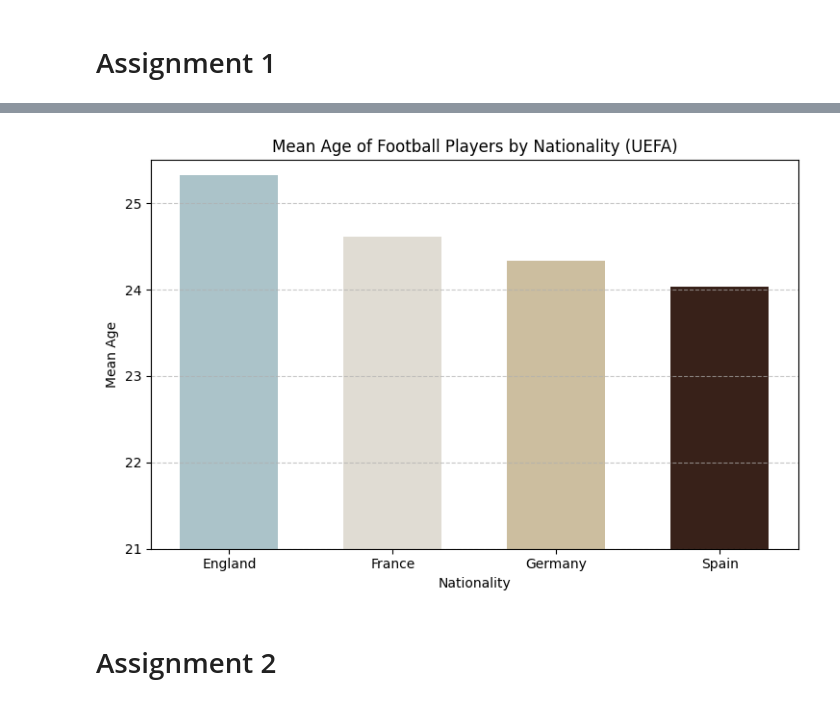
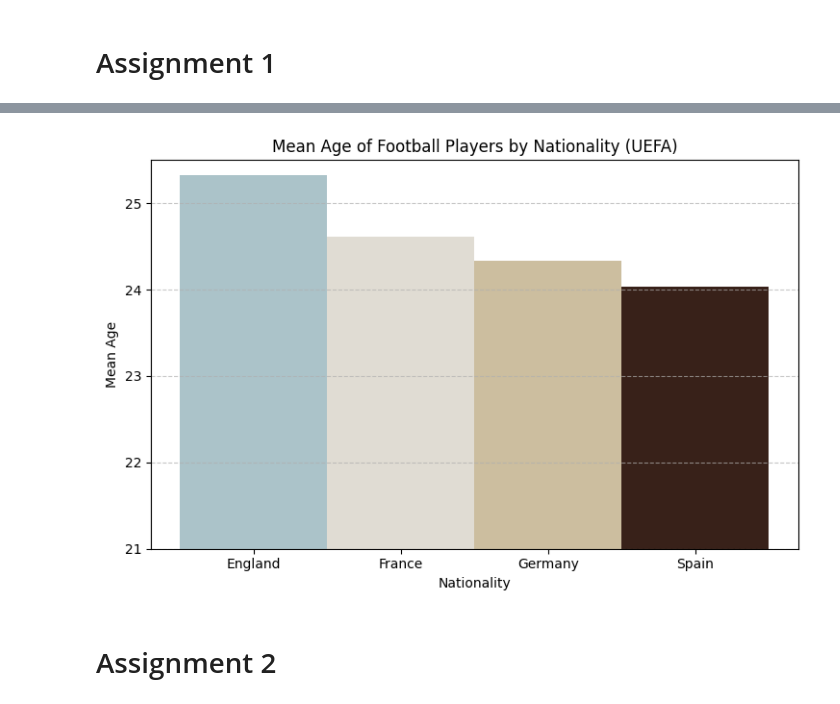
Before and after one commit to mukoubuchi/kaggle, a Jupyter notebook: dataviz-badging-practical-examination.ipynb, the cells around one changed output, grey strips where cells are left out. Drawn from its saved outputs; the diff is of its cells as text; code cells hidden in the pictures.

```diff
--- a/dataviz-badging-practical-examination.ipynb
+++ b/dataviz-badging-practical-examination.ipynb
@@ -46,28 +46,28 @@ df.head()
 # %%
 import matplotlib.pyplot as plt
 import seaborn as sns
 import numpy as np
 
 df_tmp = df.groupby('Nationality')['Age'].mean().reset_index()
 df_tmp = df_tmp.query('Nationality in ["England", "France", "Spain", "Germany"]')
 mean_age = df_tmp['Age'].sort_values(ascending=False)
 country = df_tmp['Nationality']
 
 # Plot
 plt.figure(figsize=(7.5, 5))
-plt.bar(country, mean_age, color=['#ABC3C9', '#E0DCD3', '#CCBE9F', '#382119'], width=0.6)
+plt.bar(country, mean_age, color=['#ABC3C9', '#E0DCD3', '#CCBE9F', '#382119'], width=1)
 plt.title('Mean Age of Football Players by Nationality (UEFA)')
 plt.xlabel('Nationality')
 plt.ylabel('Mean Age')
 plt.grid(axis='y', linestyle='--', alpha=0.7)
 plt.ylim(21, 25.5)
 plt.yticks(np.arange(21, 26, 1))
 
 # Show plot
 plt.tight_layout()
 plt.show()
 # %% [output]
-[figure, old version]
+[figure, new version]
 # %% [markdown]
 # Assignment 2
 # %%
```
Also changed, not shown: parts of 1 cell of this notebook.
